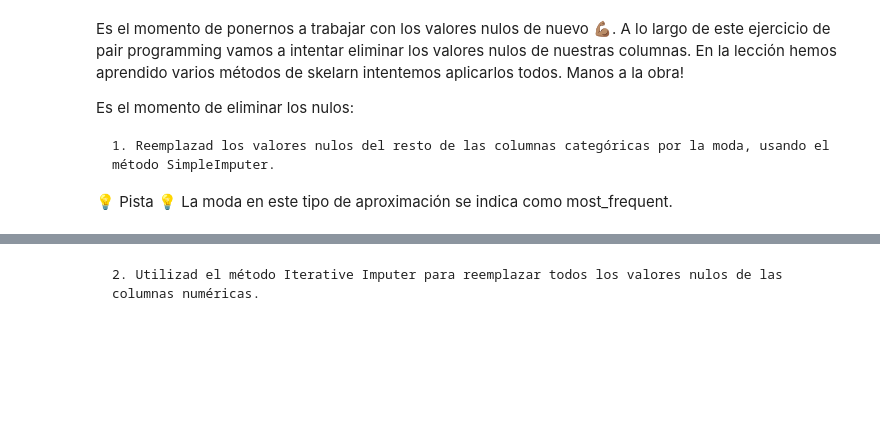
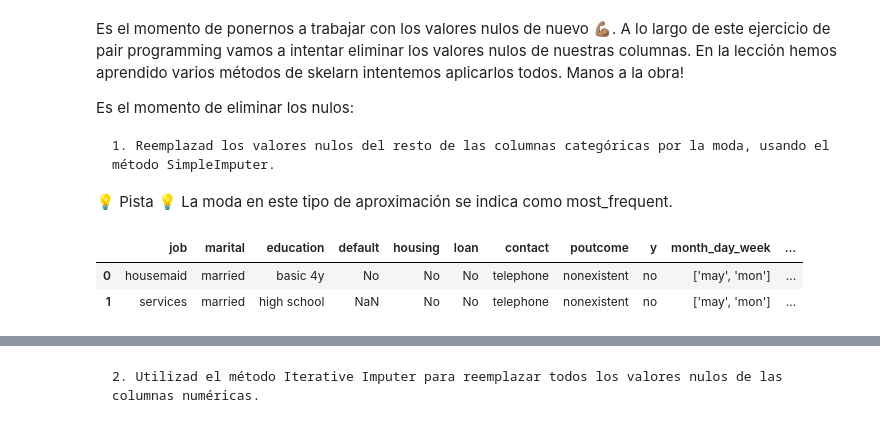
Before and after one commit to Adalab/promo_d_da_modulo2_sprint2_Lorena_AnaBelen, a Jupyter notebook: ejercicio4/pair_programming_limpieza5.ipynb, the cells around one changed output, grey strips where cells are left out. Saved outputs shown, nothing was run; the diff lists cells and outputs as text; code cells hidden in the pictures; blank space fills up the shorter version.

```diff
--- a/ejercicio4/pair_programming_limpieza5.ipynb
+++ b/ejercicio4/pair_programming_limpieza5.ipynb
@@ -5,3 +17,10 @@ Es el momento de eliminar los nulos:
 
     1. Reemplazad los valores nulos del resto de las columnas categóricas por la moda, usando el método SimpleImputer.
 💡 Pista 💡 La moda en este tipo de aproximación se indica como most_frequent.
+# %%
+df_cat = df.select_dtypes(include= 'object')
+df_cat.head(2)
+# %% [output]
+|  | job | marital | education | default | housing | loan | contact | poutcome | y | month_day_week | ... |
+| 0 | housemaid | married | basic 4y | No | No | No | telephone | nonexistent | no | ['may', 'mon'] | ... |
+| 1 | services | married | high school | NaN | No | No | telephone | nonexistent | no | ['may', 'mon'] | ... |
```
Also changed, not shown: parts of 18 cells of this notebook.
